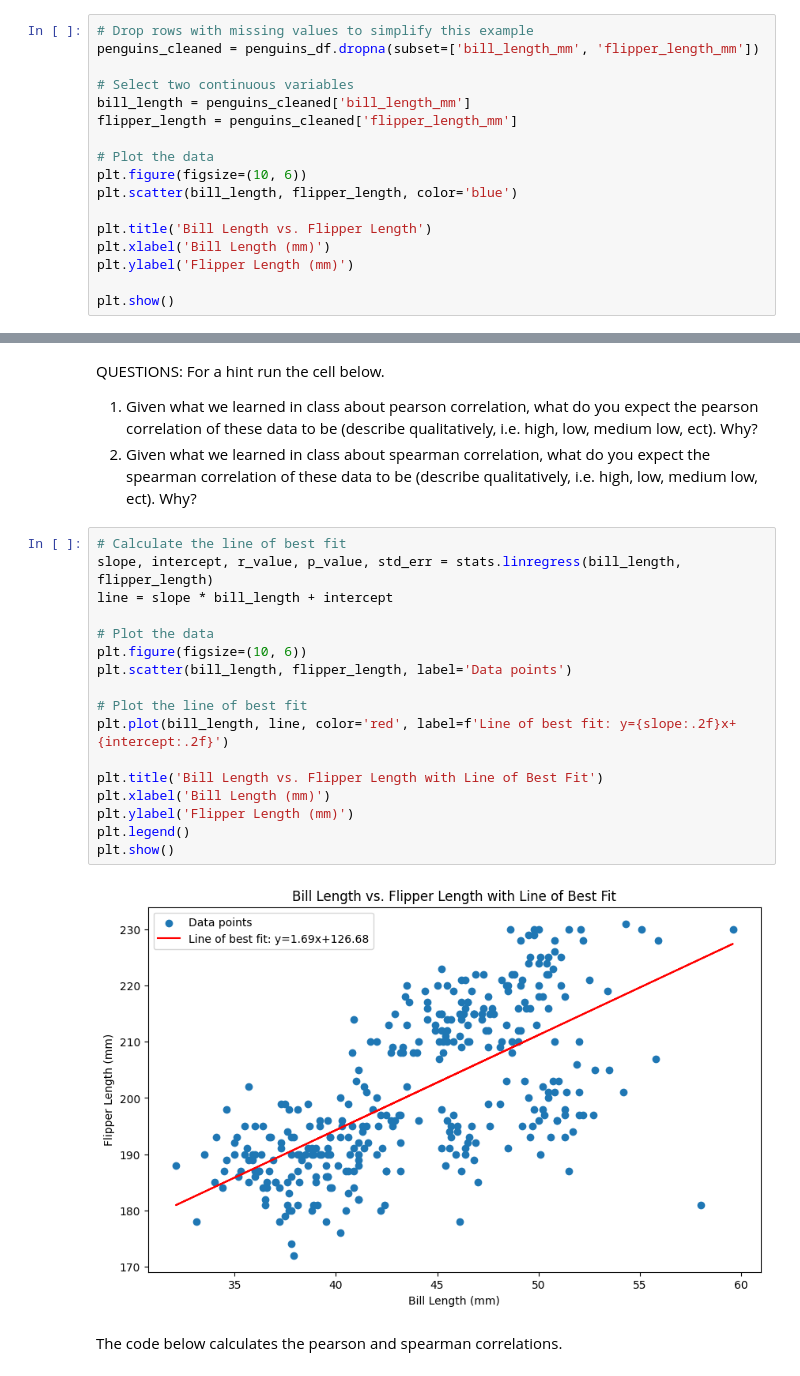
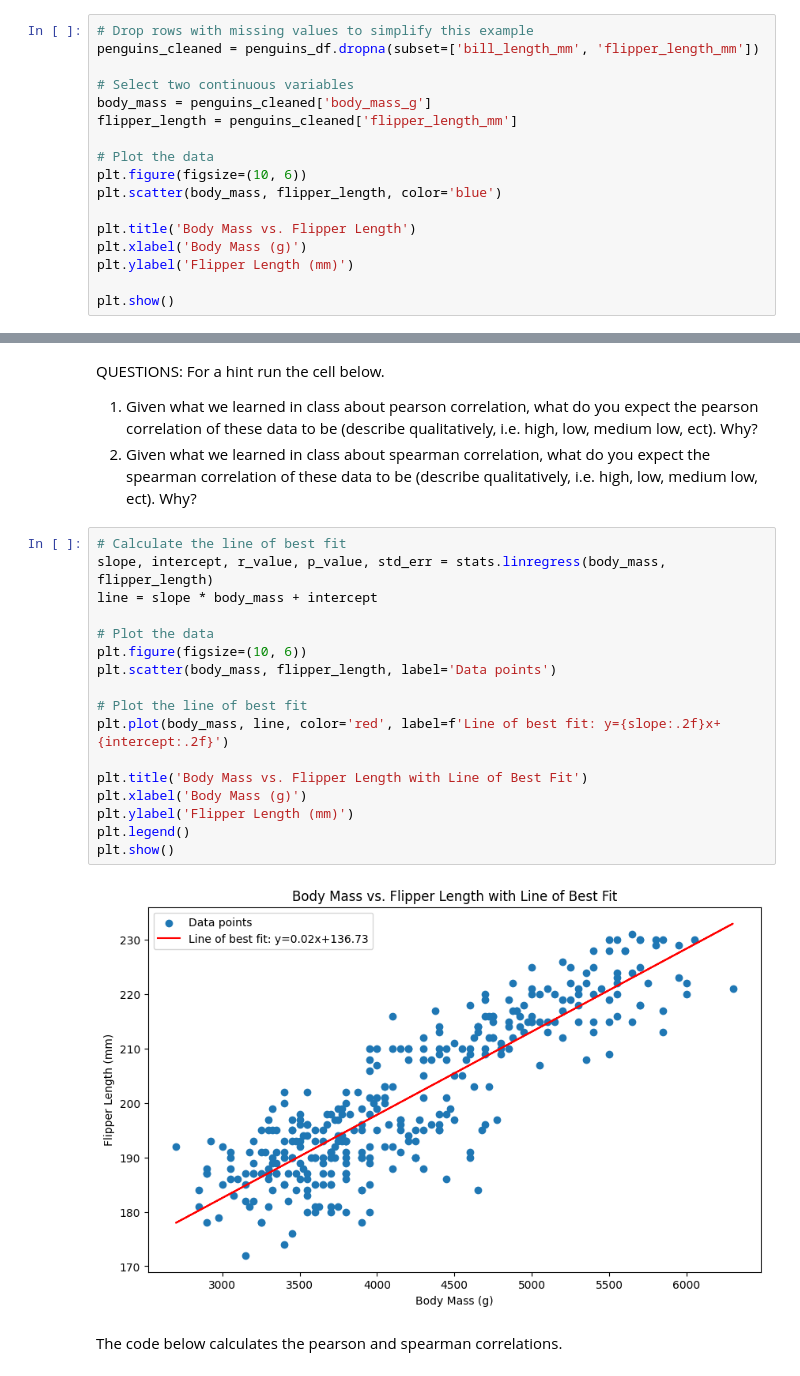
Before and after one commit to BIOL359A-FoundationsOfQBio-Spr25/week1_distributions, a Jupyter notebook: week1_distributions.ipynb, the cells around one changed output, grey strips where cells are left out. Cells and saved outputs as stored; diff of their text form.

```diff
--- a/week1_distributions.ipynb
+++ b/week1_distributions.ipynb
@@ -734,15 +750,15 @@ Lets see how bill length compares to flipper length.
 penguins_cleaned = penguins_df.dropna(subset=['bill_length_mm', 'flipper_length_mm'])
 
 # Select two continuous variables
-bill_length = penguins_cleaned['bill_length_mm']
+body_mass = penguins_cleaned['body_mass_g']
 flipper_length = penguins_cleaned['flipper_length_mm']
 
 # Plot the data
 plt.figure(figsize=(10, 6))
-plt.scatter(bill_length, flipper_length, color='blue')
+plt.scatter(body_mass, flipper_length, color='blue')
 
-plt.title('Bill Length vs. Flipper Length')
-plt.xlabel('Bill Length (mm)')
+plt.title('Body Mass vs. Flipper Length')
+plt.xlabel('Body Mass (g)')
 plt.ylabel('Flipper Length (mm)')
 
 plt.show()
@@ -754,23 +770,23 @@ QUESTIONS: For a hint run the cell below.
 2. Given what we learned in class about spearman correlation, what do you expect the spearman correlation of these data to be (describe qualitatively, i.e. high, low, medium low, ect). Why?
 # %%
 # Calculate the line of best fit
-slope, intercept, r_value, p_value, std_err = stats.linregress(bill_length, flipper_length)
-line = slope * bill_length + intercept
+slope, intercept, r_value, p_value, std_err = stats.linregress(body_mass, flipper_length)
+line = slope * body_mass + intercept
 
 # Plot the data
 plt.figure(figsize=(10, 6))
-plt.scatter(bill_length, flipper_length, label='Data points')
+plt.scatter(body_mass, flipper_length, label='Data points')
 
 # Plot the line of best fit
-plt.plot(bill_length, line, color='red', label=f'Line of best fit: y={slope:.2f}x+{intercept:.2f}')
+plt.plot(body_mass, line, color='red', label=f'Line of best fit: y={slope:.2f}x+{intercept:.2f}')
 
-plt.title('Bill Length vs. Flipper Length with Line of Best Fit')
-plt.xlabel('Bill Length (mm)')
+plt.title('Body Mass vs. Flipper Length with Line of Best Fit')
+plt.xlabel('Body Mass (g)')
 plt.ylabel('Flipper Length (mm)')
 plt.legend()
 plt.show()
 # %% [output]
-[figure, old version]
+[figure, new version]
 # %% [markdown]
 The code below calculates the pearson and spearman correlations.
 # %%
```
Also changed, not shown: parts of 21 cells of this notebook.
